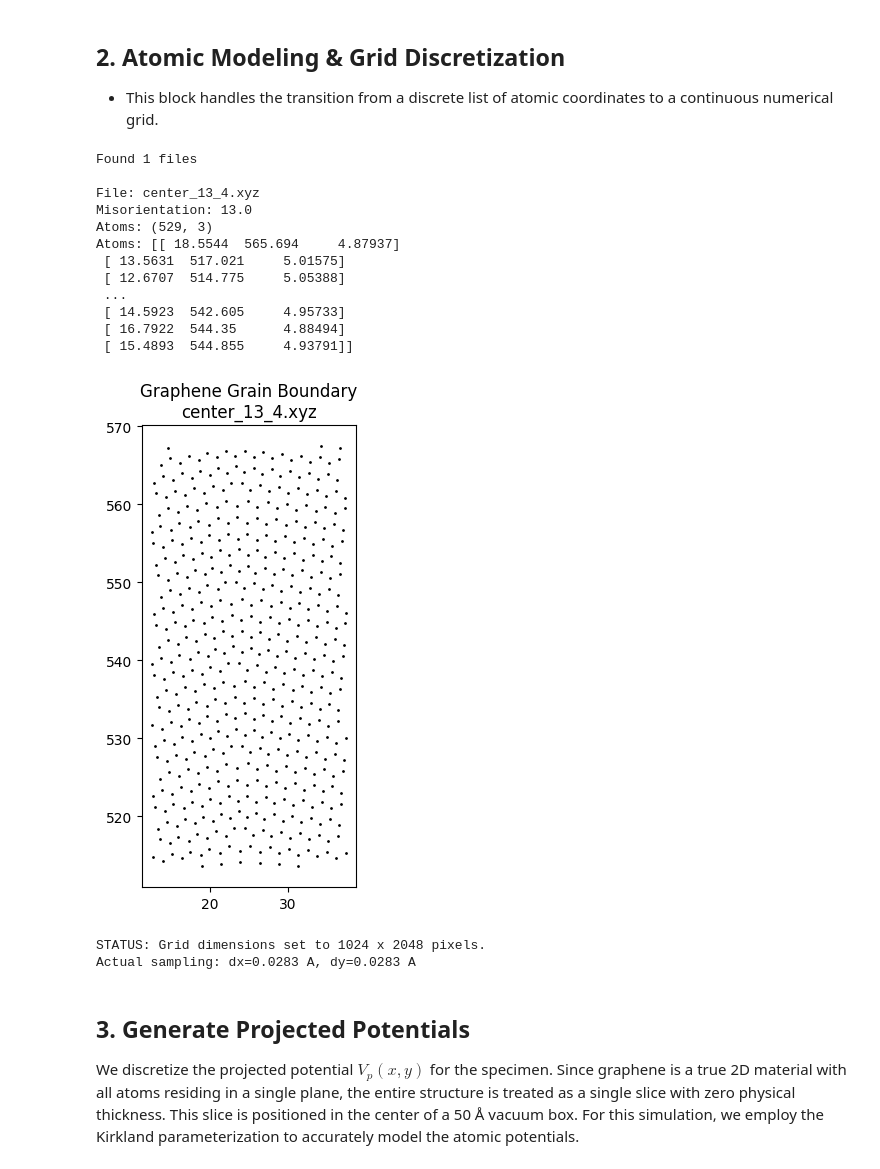
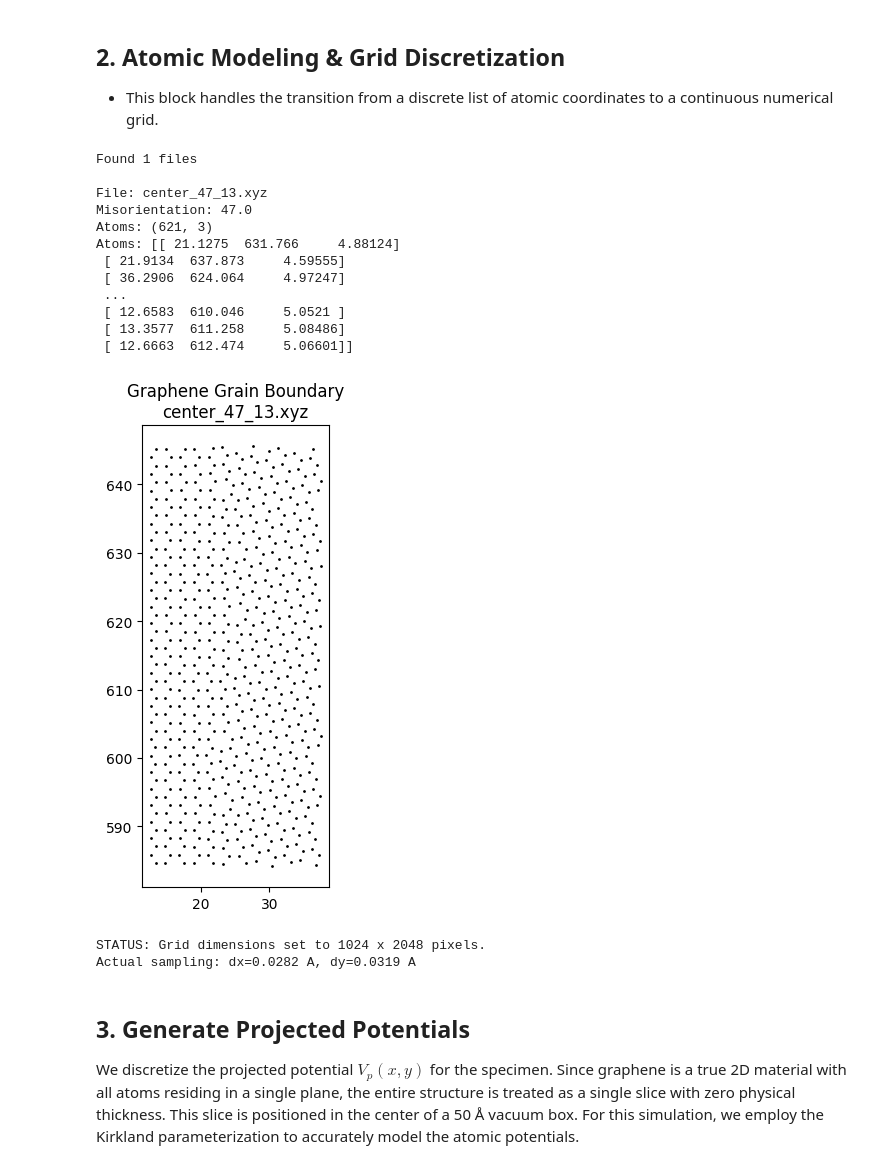
Before and after one commit to timzhou2027-svg/MATSCI_465_Final_Project, a Jupyter notebook: MultiSlice/MultiSlice_final_simulation/multislice_single.ipynb, the cells around one changed output. Drawn from its saved outputs; the diff is of its cells as text; code cells hidden in the pictures.

```diff
--- a/MultiSlice/MultiSlice_final_simulation/multislice_single.ipynb
+++ b/MultiSlice/MultiSlice_final_simulation/multislice_single.ipynb
@@ -90,13 +90,13 @@ import glob
 import numpy as np
 import matplotlib.pyplot as plt
 import os
-import re  # 补充了 re 库，用于 read_exp_gb_xyz 中的正则匹配
+import re
 
 # =========================================================================
 # STEP 1: INITIAL SETUP AND READING LOGIC (KEEP AS IS)
 # =========================================================================
 
-folder = r"C:\Users\XIA\Desktop\465\Project\MultiSlice\MultiSlice_final_simulation"
+folder = r"C:\Users\XIA\Desktop\465\Project\MultiSlice\MultiSlice\MultiSlice_final_simulation"  #change to your path
 files = glob.glob(os.path.join(folder, "*.xyz"))
 print(f"Found {len(files)} files")
 
@@ -126,10 +126,14 @@ def read_gb_xyz(filename):
     return misorientation, line_angle, box, coords
 
 
+
 # Loop through files (change gb/exp_gb as needed)
 for file in files:
 
     mis, angle, box, coords = read_gb_xyz(file)
+
+    theta_m= mis
+    theta_l= angle
 
     print(f"\nFile: {os.path.basename(file)}")
     print("Misorientation:", mis)
@@ -143,53 +147,50 @@ for file in files:
 
 
 
     plt.title(f"Graphene Grain Boundary\n{os.path.basename(file)}")
     plt.show()
 
 
     # --- 2.3: Multislice Grid Initialization (Grafted Logic) ---
     padding = 2.0
     Sx = np.max(coords[:,0]) - np.min(coords[:,0]) + 2 * padding
     Sy = np.max(coords[:,1]) - np.min(coords[:,1]) + 2 * padding
 
-    # 'sampling' 定义像素间距。石墨烯金标准为 0.1 Å。
+    # 'sampling' defines the pixel spacing (resolution).
+    # For Graphene, the "gold standard" is typically 0.1 Å.
     sampling = 0.05
 
-    # 计算像素数 Nx, Ny，并向上取整到 2 的幂次方 (FFT 效率优化)
+    # Re-calculate the actual sampling rate (pixel size) based
     Nx = int(2**np.ceil(np.log2(Sx / sampling)))
     Ny = int(2**np.ceil(np.log2(Sy / sampling)))
 
-    # 计算 Power-of-2 调整后的实际采样率
+    # on the Power-of-2 adjusted grid
     dx, dy = Sx / Nx, Sy / Ny
 
     # --- 2.4: Domain Setup (The "Canvas") ---
-    # 为势场计算创建实空间坐标网格
+    # Create the real-space coordinate grid for potential field calculations
     x_axis = np.linspace(0, Sx, Nx, endpoint=False)
     y_axis = np.linspace(0, Sy, Ny, endpoint=False)
     X_mesh, Y_mesh = np.meshgrid(x_axis, y_axis, indexing='ij')
 
     print(f"STATUS: Grid dimensions set to {Nx} x {Ny} pixels.")
     print(f"Actual sampling: dx={dx:.4f} A, dy={dy:.4f} A")
-
-    # -------------------------------------------------------------------------
-    # 后续步骤（如 Potential 计算、Transmission 等）将在此继续...
-    # -------------------------------------------------------------------------
 # %% [output]
 Found 1 files
 
-File: center_13_4.xyz
-Misorientation: 13.0
-Atoms: (529, 3)
-Atoms: [[ 18.5544  565.694     4.87937]
- [ 13.5631  517.021     5.01575]
- [ 12.6707  514.775     5.05388]
+File: center_47_13.xyz
+Misorientation: 47.0
+Atoms: (621, 3)
+Atoms: [[ 21.1275  631.766     4.88124]
+ [ 21.9134  637.873     4.59555]
+ [ 36.2906  624.064     4.97247]
  ...
- [ 14.5923  542.605     4.95733]
- [ 16.7922  544.35      4.88494]
- [ 15.4893  544.855     4.93791]]
+ [ 12.6583  610.046     5.0521 ]
+ [ 13.3577  611.258     5.08486]
+ [ 12.6663  612.474     5.06601]]
-[figure, old version]
+[figure, new version]
 STATUS: Grid dimensions set to 1024 x 2048 pixels.
-Actual sampling: dx=0.0283 A, dy=0.0283 A
+Actual sampling: dx=0.0282 A, dy=0.0319 A
 # %% [markdown]
 ## 3. Generate Projected Potentials
 
```
Also changed, not shown: parts of 3 cells of this notebook, 2 other files.
